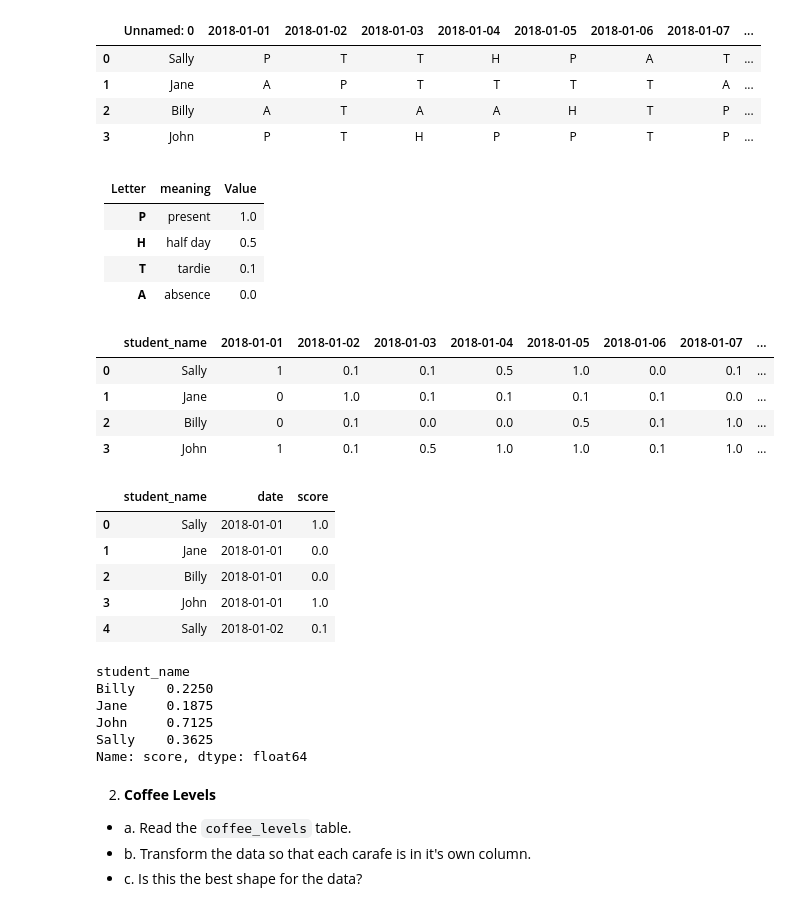
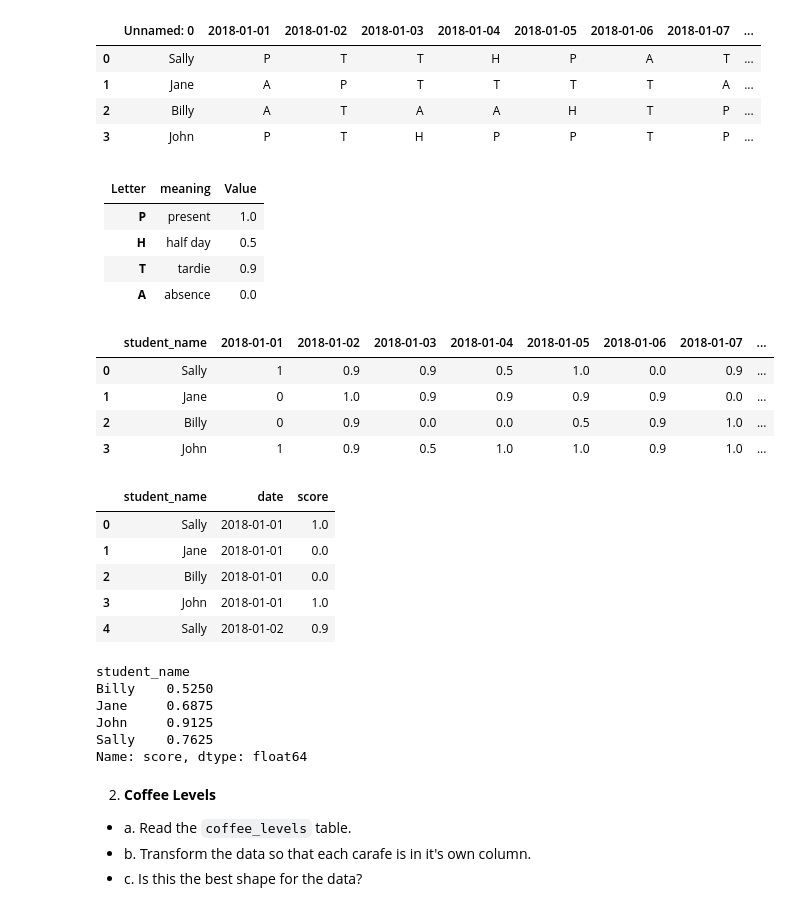
Before and after one commit to nadia-paz/classification-exercises, a Jupyter notebook: tidy-data.ipynb, the cells around one changed output. Drawn from its saved outputs; the diff is of its cells as text; code cells hidden in the pictures.

```diff
--- a/tidy-data.ipynb
+++ b/tidy-data.ipynb
@@ -38,18 +38,18 @@ att_df.rename(columns={'Unnamed: 0' : 'student_name'}, inplace = True)
 |---|---|---|
 **P**|present|1.0|
 **H**|half day|0.5|
-**T**|tardie|0.1|
+**T**|tardie|0.9|
 **A**|absence|0.0|
 # %%
 #replace letters with their values
-att_df.replace({'A': 0, 'T': 0.1, 'H': 0.5, 'P': 1}, inplace = True)
+att_df.replace({'A': 0, 'T': 0.9, 'H': 0.5, 'P': 1}, inplace = True)
 att_df
 # %% [output]
 |  | student_name | 2018-01-01 | 2018-01-02 | 2018-01-03 | 2018-01-04 | 2018-01-05 | 2018-01-06 | 2018-01-07 | ... |
-| 0 | Sally | 1 | 0.1 | 0.1 | 0.5 | 1.0 | 0.0 | 0.1 | ... |
-| 1 | Jane | 0 | 1.0 | 0.1 | 0.1 | 0.1 | 0.1 | 0.0 | ... |
-| 2 | Billy | 0 | 0.1 | 0.0 | 0.0 | 0.5 | 0.1 | 1.0 | ... |
-| 3 | John | 1 | 0.1 | 0.5 | 1.0 | 1.0 | 0.1 | 1.0 | ... |
+| 0 | Sally | 1 | 0.9 | 0.9 | 0.5 | 1.0 | 0.0 | 0.9 | ... |
+| 1 | Jane | 0 | 1.0 | 0.9 | 0.9 | 0.9 | 0.9 | 0.0 | ... |
+| 2 | Billy | 0 | 0.9 | 0.0 | 0.0 | 0.5 | 0.9 | 1.0 | ... |
+| 3 | John | 1 | 0.9 | 0.5 | 1.0 | 1.0 | 0.9 | 1.0 | ... |
 # %%
 att_melt = att_df.melt(id_vars = 'student_name', var_name = 'date', value_name = 'score')
 att_melt.head()
@@ -59,15 +59,15 @@ att_melt.head()
 | 1 | Jane | 2018-01-01 | 0.0 |
 | 2 | Billy | 2018-01-01 | 0.0 |
 | 3 | John | 2018-01-01 | 1.0 |
-| 4 | Sally | 2018-01-02 | 0.1 |
+| 4 | Sally | 2018-01-02 | 0.9 |
 # %%
 att_melt.groupby('student_name').score.mean()
 # %% [output]
 student_name
-Billy    0.2250
-Jane     0.1875
-John     0.7125
-Sally    0.3625
+Billy    0.5250
+Jane     0.6875
+John     0.9125
+Sally    0.7625
 Name: score, dtype: float64
 # %% [markdown]
 2. **Coffee Levels**
```
Also changed, not shown: parts of 8 cells of this notebook.
